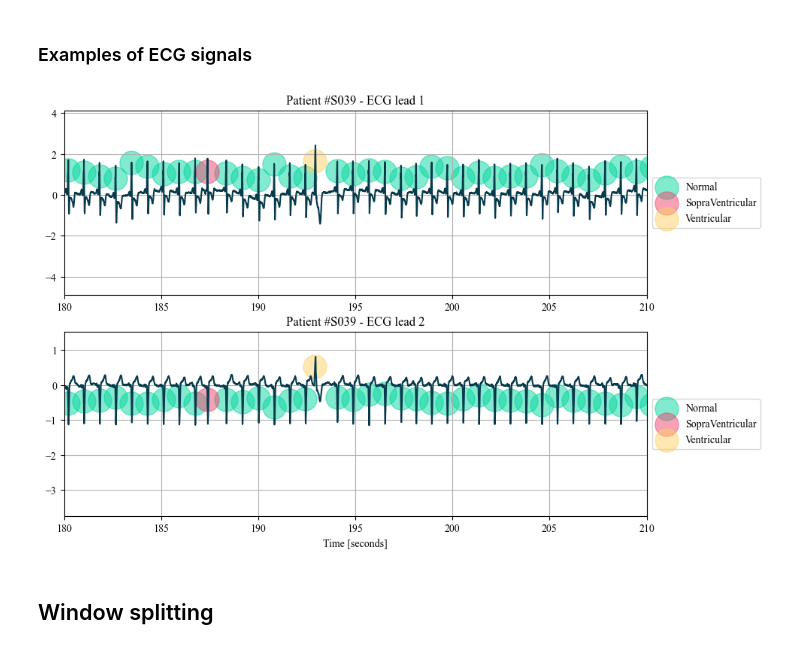
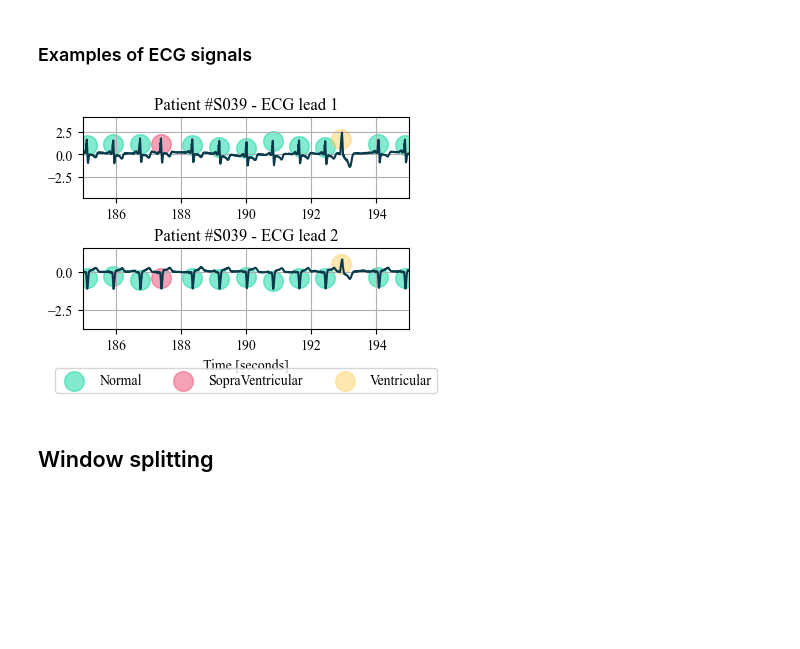
Before and after one commit to alberto-rota/PAC-PVC-Beat-Classifier-for-ECGs, a Jupyter notebook: gold.ipynb, the cells around one changed output. Cells and saved outputs as stored; diff of their text form; code cells hidden in the pictures; blank space fills up the shorter version.

```diff
--- a/gold.ipynb
+++ b/gold.ipynb
@@ -14,6 +14,8 @@ import matplotlib as mpl
 import seaborn as sns
 mpl.rcParams.update(mpl.rcParamsDefault)
 mpl.rcParams['font.sans-serif'] = "Times New Roman"
+mpl.rcParams['font.size'] = 10
+
 import seaborn as sns
 import tarfile
 import math
@@ -103,39 +105,40 @@ class Patient:
         if windowstart is None: windowstart = randint(0,self.samples-xrange)
 
         if not splitleads:
-            plt.figure(figsize=(10,7))
+            fig = plt.figure(figsize=(4,3),constrained_layout=True)
             plt.subplot(2,1,1)
-        if splitleads: plt.figure(figsize=(10,2.5))
+        if splitleads: fig = plt.figure(figsize=(4,2))
         plt.plot(self.time,self.lead1,color=color['lead'])
         plt.scatter(self.rpeaks[self.peaklabels=='N']/self.fs,self.lead1[self.rpeaks[self.peaklabels=='N']],
-            color=color['N'],s=500,alpha=0.5,label="Normal")
+            color=color['N'],s=200,alpha=0.5,label="Normal")
         plt.scatter(self.rpeaks[self.peaklabels=='S']/self.fs,self.lead1[self.rpeaks[self.peaklabels=='S']],
-            color=color['S'],s=500,alpha=0.5,label="SopraVentricular")
+            color=color['S'],s=200,alpha=0.5,label="SopraVentricular")
         plt.scatter(self.rpeaks[self.peaklabels=='V']/self.fs,self.lead1[self.rpeaks[self.peaklabels=='V']],
-            color=color['V'],s=500,alpha=0.5,label="Ventricular")
+            color=color['V'],s=200,alpha=0.5,label="Ventricular")
         plt.grid(True)
         plt.xlim([windowstart/self.fs,(windowstart+xrange)/self.fs])
         plt.title(f"Patient #{self.id} - ECG lead 1")
         if splitleads: plt.xlabel("Time [seconds]")
-        plt.legend(loc='center left', bbox_to_anchor=(1, 0.5))
+        if splitleads: plt.legend(loc='upper center', bbox_to_anchor=(0.5, -0.4),ncol=3)
         if splitleads: plt.show()
 
         if not splitleads:
             plt.subplot(2,1,2)
-        if splitleads: plt.figure(figsize=(10,2.5))
+        if splitleads: plt.figure(figsize=(4,2))
         plt.plot(self.time,self.lead2,color=color['lead'])
         plt.scatter(self.rpeaks[self.peaklabels=='N']/self.fs,self.lead2[self.rpeaks[self.peaklabels=='N']],
-            color=color['N'],s=500,alpha=0.5,label="Normal")
+            color=color['N'],s=200,alpha=0.5,label="Normal")
         plt.scatter(self.rpeaks[self.peaklabels=='S']/self.fs,self.lead2[self.rpeaks[self.peaklabels=='S']],
-            color=color['S'],s=500,alpha=0.5,label="SopraVentricular")
+            color=color['S'],s=200,alpha=0.5,label="SopraVentricular")
         plt.scatter(self.rpeaks[self.peaklabels=='V']/self.fs,self.lead2[self.rpeaks[self.peaklabels=='V']],
-            color=color['V'],s=500,alpha=0.5,label="Ventricular")
+            color=color['V'],s=200,alpha=0.5,label="Ventricular")
         plt.grid(True)
         plt.xlim([windowstart/self.fs,(windowstart+xrange)/self.fs])
         plt.title(f"Patient #{self.id} - ECG lead 2")
         plt.xlabel("Time [seconds]")
-        plt.legend(loc='center left', bbox_to_anchor=(1, 0.5))
+        plt.legend(loc='upper center', bbox_to_anchor=(0.5, -0.4),ncol=3)
         plt.show()
+        return fig
 
     def split_RRR(self,borders=0.05, fixed_length=False):
         border_samples = round(borders*(self.rpeaks[0]))
@@ -257,12 +260,14 @@ Loaded 105 files correctly
 # %% [markdown]
 ### Examples of ECG signals
 # %%
-patient[38].plot(180*patient[38].fs,30*patient[38].fs) # 1 Sopraventricular, 1 Ventricular
-# patient[13].plot() # Lots of Sopraventriculars
-# patient[9].plot() # Lots of both Sopraventriculars and Ventriculars
+fig = patient[38].plot(185*patient[38].fs,10*patient[38].fs) # 1 Sopraventricular, 1 Ventricular
+# fig = patient[38].plot() # 1 Sopraventricular, 1 Ventricular
+# fig.savefig(os.path.join(images,"example.jpg"), bbox_inches='tight',dpi=200)
+# patient[13].plot() # Lots of Sopraventriculars,
+# patient[9].plot(1075*patient[38].fs,10*patient[38].fs) # Lots of both Sopraventriculars and Ventriculars
 # patient[0].plot(60000,5000) # Baseline wonder
 # %% [output]
-[figure, old version]
+[figure, new version]
 # %% [markdown]
 ## Window splitting
 # %%
```
Also changed, not shown: parts of 13 cells of this notebook, 21 other files.
